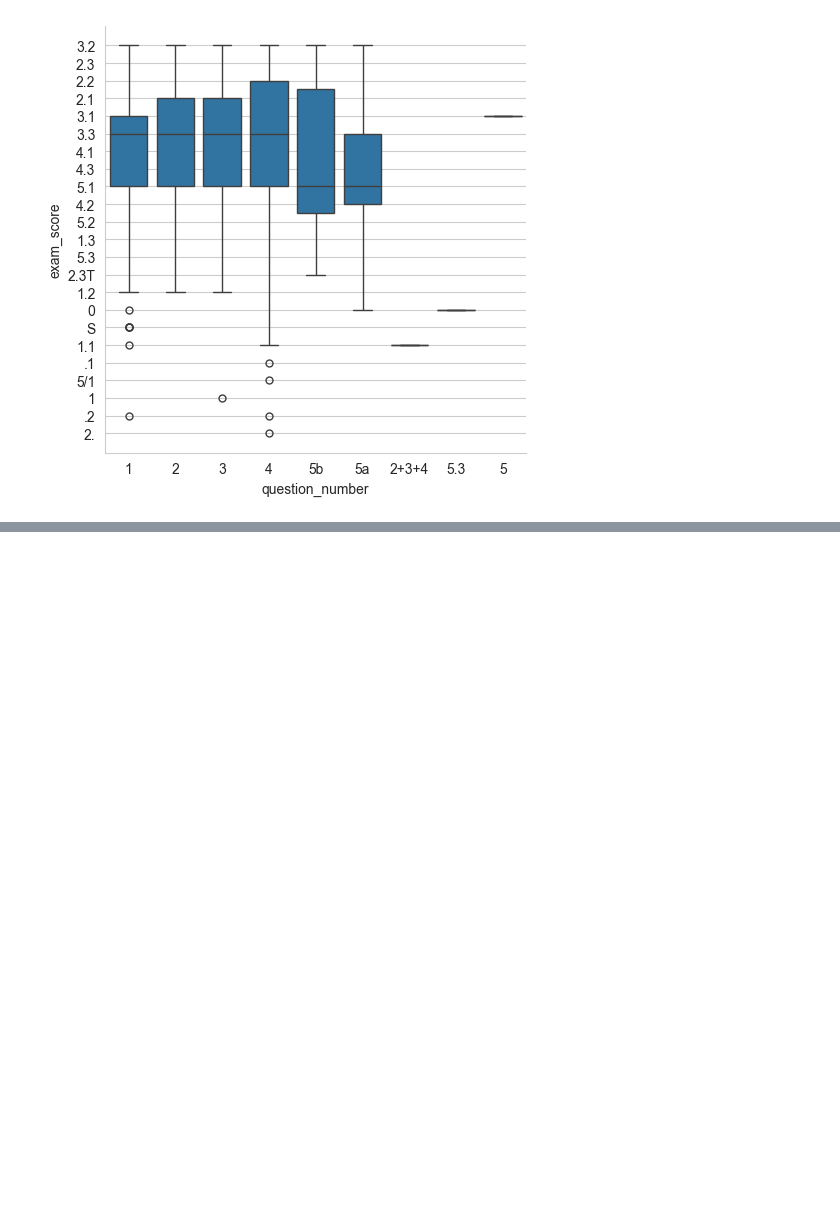
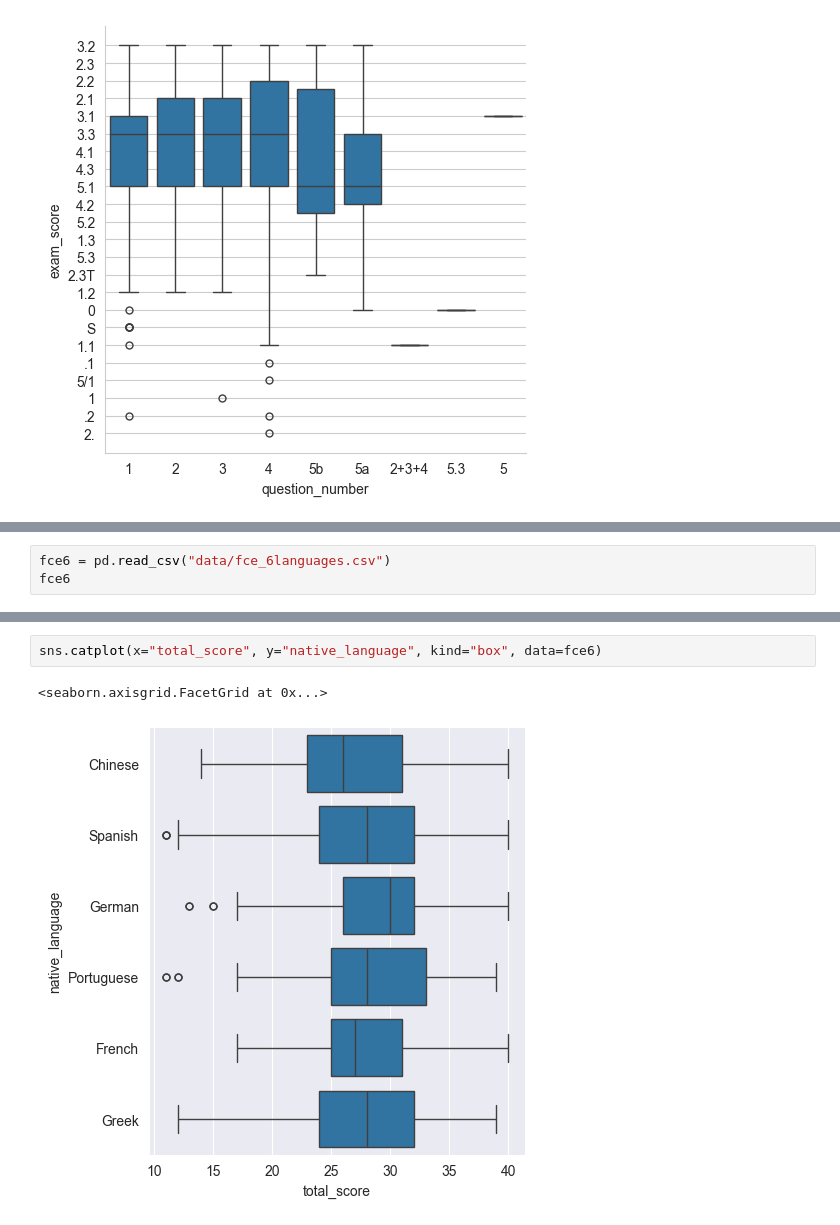
Before and after one commit to anjieliu121/LIN371_Project, a Jupyter notebook: EDA_FCE.ipynb, the cells around one changed output, grey strips where cells are left out. Drawn from its saved outputs; the diff is of its cells as text; blank space fills up the shorter version.

```diff
--- a/EDA_FCE.ipynb
+++ b/EDA_FCE.ipynb
@@ -70,0 +77,3 @@ sns.catplot(x="question_number", y="exam_score", kind="box", data=fce)
+# %%
+fce6 = pd.read_csv("data/fce_6languages.csv")
+fce6
@@ -70,0 +94,5 @@ sns.catplot(x="question_number", y="exam_score", kind="box", data=fce)
+# %%
+sns.catplot(x="total_score", y="native_language", kind="box", data=fce6)
+# %% [output]
+<seaborn.axisgrid.FacetGrid at 0x...>
+[figure, added]
```
Also changed, not shown: parts of 4 cells of this notebook, 13 other files.
